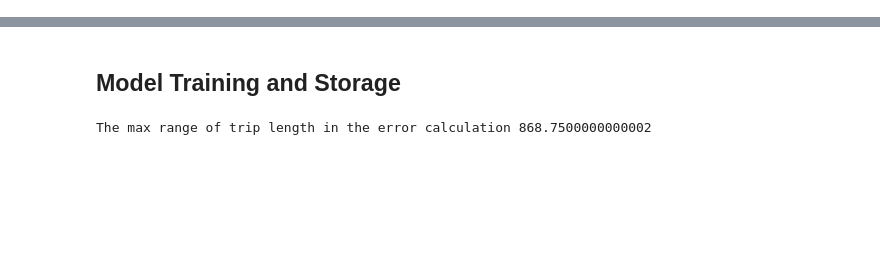
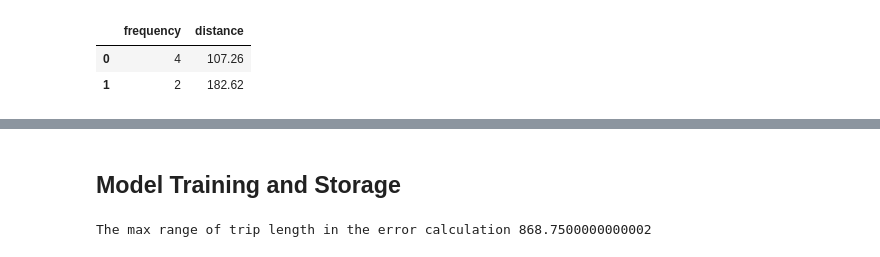
Before and after one commit to HuiranLiu/Travel-human-mobility, a Jupyter notebook: Modelling and Visualization_UK.ipynb, the cells around one changed output, grey strips where cells are left out. Cells and saved outputs as stored; diff of their text form; code cells hidden in the pictures; blank space fills up the shorter version.

```diff
--- a/Modelling and Visualization_UK.ipynb
+++ b/Modelling and Visualization_UK.ipynb
@@ -30,0 +35,14 @@ res='results/'
+# %%
+# UK data reading
+# Note: no transport mode in the UK dataset, just use the sampled_data1
+df_UK=pd.read_csv('data/UK_data.csv',usecols=["frequency", "distance"])
+
+# extend the column distance according the column frequency
+expanded_values = np.repeat(df_UK['distance'], df_UK['frequency'])
+df_vec = pd.Series(expanded_values)
+
+df_UK.head(2)
+# %% [output]
+|  | frequency | distance |
+| 0 | 4 | 107.26 |
+| 1 | 2 | 182.62 |
```
Also changed, not shown: parts of 13 cells of this notebook, 8 other files.
